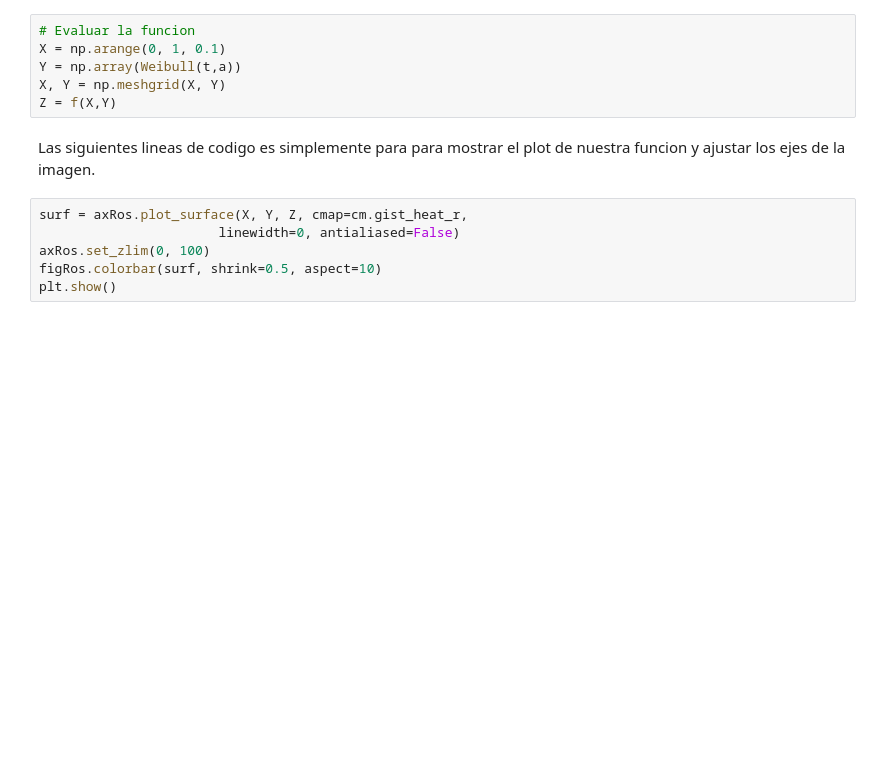
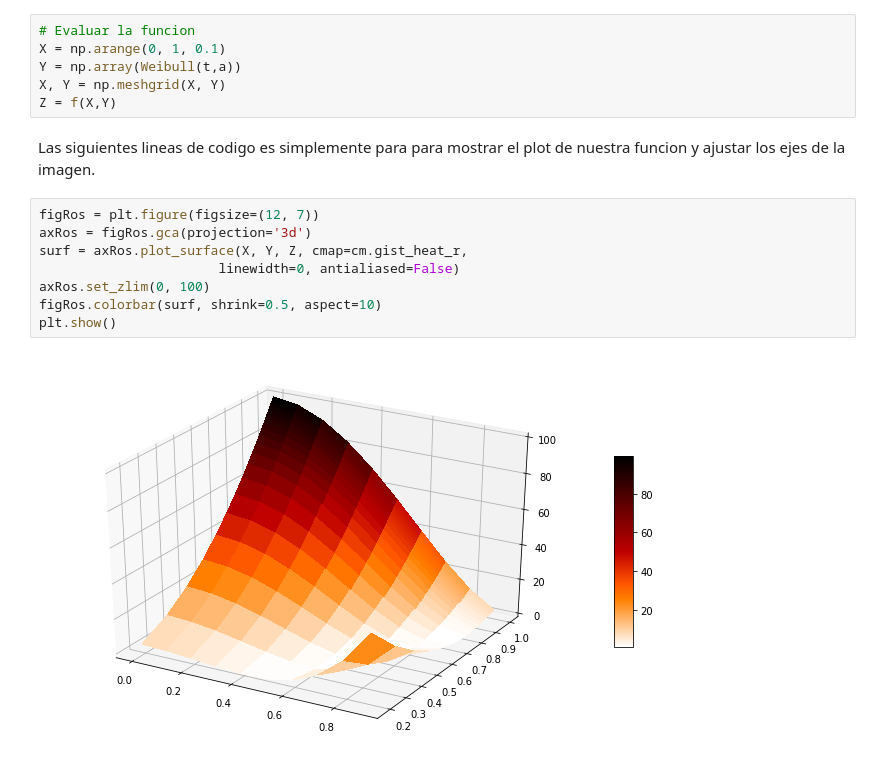
Before and after one commit to Eithilgan/Calculo-Avanzado, a Jupyter notebook: Actividad Optimizacion/M2optimizacion.ipynb, the cells around one changed output. Cells and saved outputs as stored; diff of their text form; blank space fills up the shorter version.

```diff
--- a/Actividad Optimizacion/M2optimizacion.ipynb
+++ b/Actividad Optimizacion/M2optimizacion.ipynb
@@ -70,8 +90,12 @@ Z = f(X,Y)
 Las siguientes lineas de codigo es simplemente para para mostrar el plot de nuestra funcion
 y ajustar los ejes de la imagen.
 # %%
+figRos = plt.figure(figsize=(12, 7))
+axRos = figRos.gca(projection='3d')
 surf = axRos.plot_surface(X, Y, Z, cmap=cm.gist_heat_r,
                        linewidth=0, antialiased=False)
 axRos.set_zlim(0, 100)
 figRos.colorbar(surf, shrink=0.5, aspect=10)
 plt.show()
+# %% [output]
+[figure, added]
```
Also changed, not shown: parts of 11 cells of this notebook, 1 other file.
